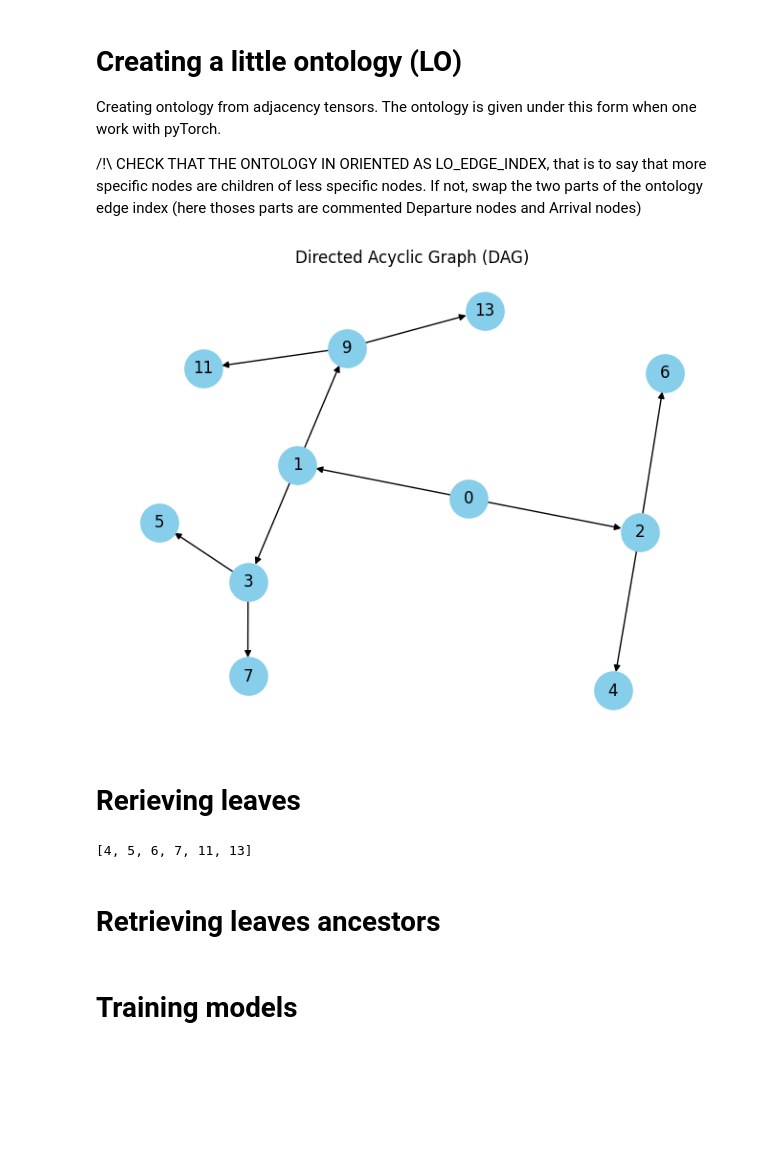
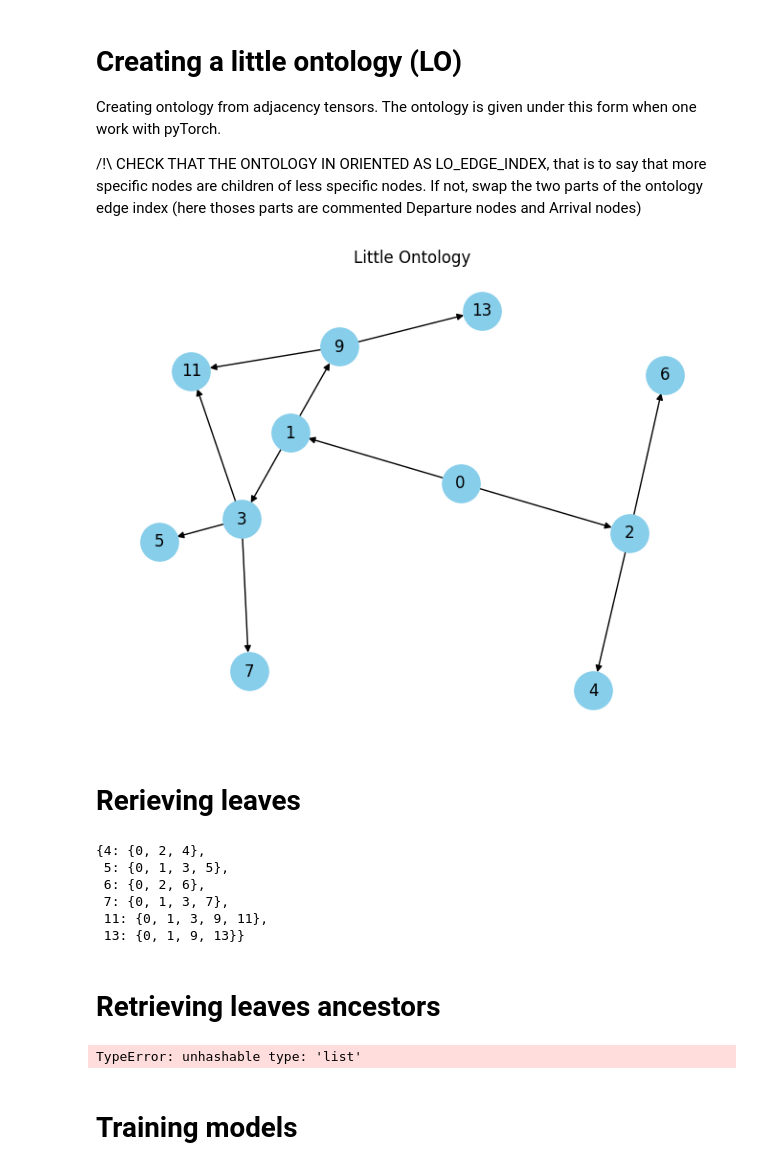
Before and after one commit to ElliotButz/ESL2024, a Jupyter notebook: code/evaluate_ontology_understanding.ipynb, the cells around one changed output. Saved outputs shown, nothing was run; the diff lists cells and outputs as text; code cells hidden in the pictures; blank space fills up the shorter version.

Commit message:
running recursivley the ontology

```diff
--- a/code/evaluate_ontology_understanding.ipynb
+++ b/code/evaluate_ontology_understanding.ipynb
@@ -41,25 +41,44 @@ Creating ontology from adjacency tensors. The ontology is given under this form
 
 /!\ CHECK THAT THE ONTOLOGY IN ORIENTED AS LO_EDGE_INDEX, that is to say that more specific nodes are children of less specific nodes. If not, swap the two parts of the ontology edge index (here thoses parts are commented Departure nodes and Arrival nodes)
 # %%
-LO_edge_index = torch.tensor([[0,0,1,1,2,2,3,3,9, 9,],  # Departure nodes
-                              [1,2,3,9,4,6,5,7,11,13]], # Arrival nodes
+LO_edge_index = torch.tensor([[0,0,1,1,2,2,3,3,9, 9, 3],  # Departure nodes
+                              [1,2,3,9,4,6,5,7,11,13, 11]], # Arrival nodes
                               dtype=torch.long)
 
-def plot_graph(edge_index):
+def plot_graph(edge_index, tittle = "Graph"):
     G = nx.DiGraph()
     G.add_edges_from(edge_index.t().tolist())
     pos = nx.spring_layout(G, iterations=50, seed = 4)
     nx.draw(G, pos, with_labels=True, node_color='skyblue', node_size=800, arrows=True)
-    plt.title("Directed Acyclic Graph (DAG)")
+    plt.title(tittle)
     plt.show()
 
-plot_graph(LO_edge_index)
+plot_graph(LO_edge_index, tittle="Little Ontology")
 # %% [output]
-[figure, old version]
+[figure, new version]
 # %% [markdown]
 # Rerieving leaves
 # %%
-def get_leaves(edge_index:torch.Tensor):
+def DFS(G, v, discovered):
+    """
+    Effectue une recherche en profondeur (DFS) dans un graphe dirigé.
+
+    Args:
+    G (nx.DiGraph): Le graphe dirigé dans lequel effectuer la DFS.
+    v: Le nœud de départ pour la DFS.
+    discovered (set): Un ensemble pour suivre les nœuds découverts.
+
+    """
+    discovered.add(v)  # Marquer v comme découvert
+
+    for w in G.predecessors(v):  # Parcourir tous les successeurs (arêtes dirigées) de v
+        if w not in discovered:  # Si le nœud w n'est pas encore découvert
+            DFS(G, w, discovered)  # Appel récursif de DFS sur w
+
+    return discovered
+
+
+def get_leaves_and_ancestors(edge_index:torch.Tensor):
 
     # 1 - Listing nodes of the ontology :
     all_nodes: list = list(set(edge_index.tolist()[0]+ edge_index.tolist()[1])) # Lists all elements of the edge_index
@@ -74,10 +93,21 @@ def get_leaves(edge_index:torch.Tensor):
         if len(list(G.successors(node)))==0:
             leaves.append(node)
 
-    return leaves
+    # 4 - Associates each leave and its ancestors in a dict <leave> : [ancestors]
+    leaves_and_ancestors = dict()
+    for leave in tqdm(leaves, desc = "Retrieving ancestors of each leave."):
+        discovered = set()
+        leaves_and_ancestors[leave]=DFS(G, leave, discovered)
 
-get_leaves(LO_edge_index)
+    return leaves_and_ancestors
+
+get_leaves_and_ancestors(LO_edge_index)
 # %% [output]
-[4, 5, 6, 7, 11, 13]
+{4: {0, 2, 4},
+ 5: {0, 1, 3, 5},
+ 6: {0, 2, 6},
+ 7: {0, 1, 3, 7},
+ 11: {0, 1, 3, 9, 11},
+ 13: {0, 1, 9, 13}}
 # %% [markdown]
 # Retrieving leaves ancestors
@@ -86,3 +114,15 @@ def get_ancestors(nodes: list):
+# %%
+def get_ancestors(edge_index:torch.Tensor, nodes: list):
+
+    # 1 - Iniating an nx.graph from edge_index :
+    G = nx.DiGraph()
+    G.add_edges_from(edge_index.t().tolist())
+    for node in nodes :
+        print(G.predecessors(nodes))
+
+get_ancestors(LO_edge_index, [11])
+# %% [output]
+TypeError: unhashable type: 'list'
 # %% [markdown]
 # Training models
 # %% [markdown]
```
Also changed, not shown: parts of 1 cell of this notebook, 1 other file.
